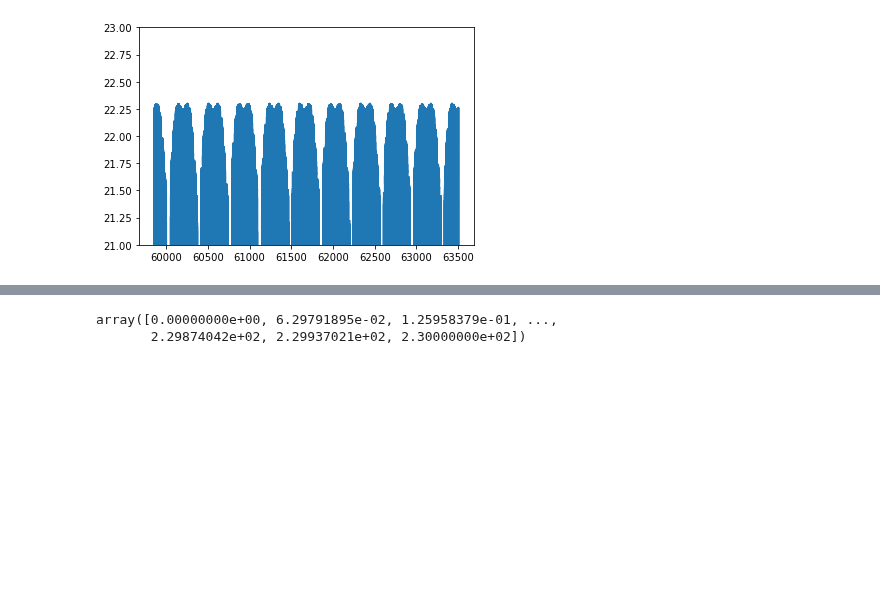
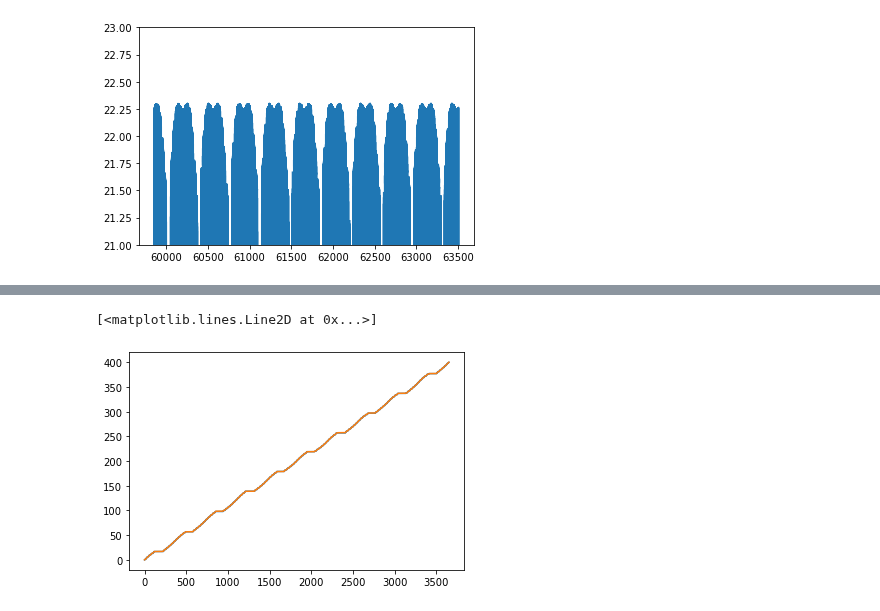
Before and after one commit to yoachim/21_Scratch, a Jupyter notebook: ddf_grid/single_ddf.ipynb, the cells around one changed output, grey strips where cells are left out. Saved outputs shown, nothing was run; the diff lists cells and outputs as text; code cells hidden in the pictures; blank space fills up the shorter version.

```diff
--- a/ddf_grid/single_ddf.ipynb
+++ b/ddf_grid/single_ddf.ipynb
@@ -75,24 +77,30 @@ for i,n in enumerate(unights):
     in_night = np.where(night == n)[0]
     m.addConstr(schedule[in_night]@schedule[in_night] <= 1)
     m.addConstr(sched_night[i] == schedule[in_night].sum())
+# %%
+blank = np.ones(ngrid, dtype=int)
+blank[np.where(sky_mask == 1)] = 0
+blank[np.where(airmass_mask == 1)] = 0
+blank[np.where(sun_mask == 1)] = 0
+bins = np.arange(np.min(night)-0.5, np.max(night)+1.5)
+slots_per_night, _be, _bn = binned_statistic(night, blank, statistic=np.sum, bins=bins)
+
+# Let's modify so it's equal weight any place there are more than N slots in a night
+slot_limit = 2
+slots_per_night[np.where(slots_per_night < slot_limit)] = 0
+slots_per_night[np.where(slots_per_night >= slot_limit)] = 1
+# %%
+#slots_per_night
+cumulative_desired = np.cumsum(slots_per_night)
+cumulative_desired = cumulative_desired/cumulative_desired.max()*sequence_limit
 # %%
-
-# Cumulative number of scheduled events (by night, to avoid huge loop)
-cumulative_sched = m.addMVar(unights.size, vtype=GRB.CONTINUOUS)
-cumulative_diff = m.addMVar(unights.size, vtype=GRB.CONTINUOUS, lb=-sequence_limit, ub=sequence_limit)
-
-cumulative_dmax = m.addMVar(unights.size, vtype=GRB.CONTINUOUS)
-
-
-m.addConstr(cumulative_sched[0] == sched_night[0])
-
-linear_cumulative = np.arange(unights.size)
-linear_cumulative = linear_cumulative/np.max(linear_cumulative) * sequence_limit
-m.addConstr(cumulative_diff[0] == cumulative_sched[0] - linear_cumulative[0])
-
-for i in np.arange(1,unights.size):
-    m.addConstr(cumulative_sched[i] == cumulative_sched[i-1]+sched_night[i])
-    m.addConstr(cumulative_diff[i] == cumulative_sched[i] - linear_cumulative[i])
+# Let's compute the potential energy of the distribution and minimize that
+position = np.arange(unights.size)
+# Here's an objective that works
+#obj = sched_night[:-1]@sched_night[1:] + sched_night[:-2]@sched_night[2:]*0.5 + sched_night[:-3]@sched_night[3:]*(1./3)
+obj = sched_night[:-1]@sched_night[1:]
+for i in range(2,5):
+    obj += sched_night[:-i]@sched_night[i:]*(1./i)
 
 
 # Compute t_eff, something we want to maximize
@@ -202,6 +232,7 @@ array([ 0.        , -0.06297919, -0.12595838, ...,  0.12595838,
-# %%
-linear_cumulative
-# %% [output]
-array([0.00000000e+00, 6.29791895e-02, 1.25958379e-01, ...,
-       2.29874042e+02, 2.29937021e+02, 2.30000000e+02])
+# %%
+plt.plot(cumulative_sched.X)
+plt.plot(cumulative_desired)
+# %% [output]
+[<matplotlib.lines.Line2D at 0x...>]
+[figure, added]
 # %%
```
Also changed, not shown: parts of 21 cells of this notebook.
